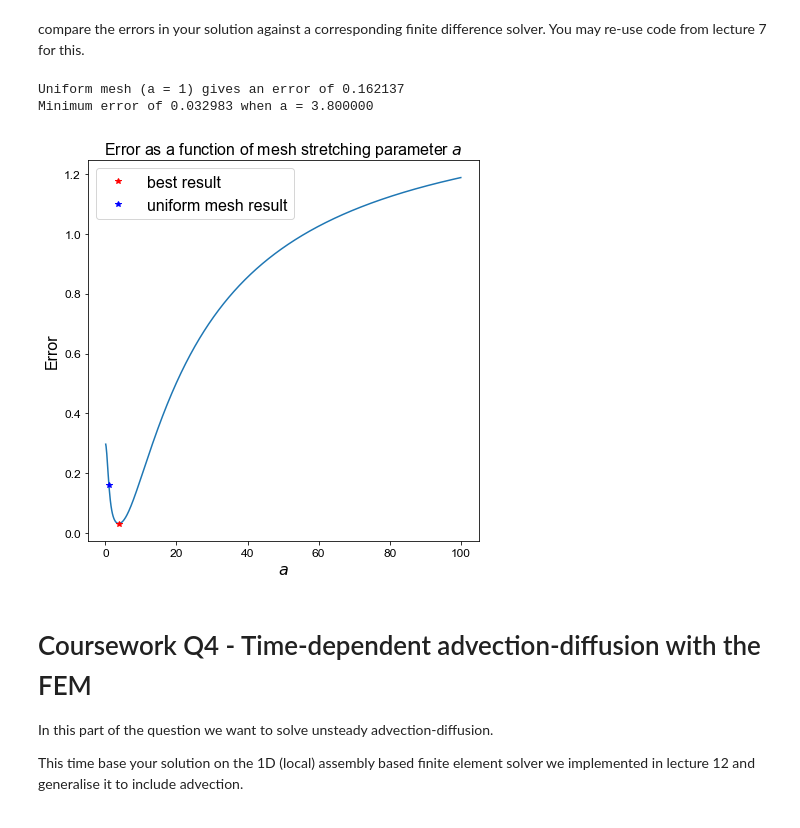
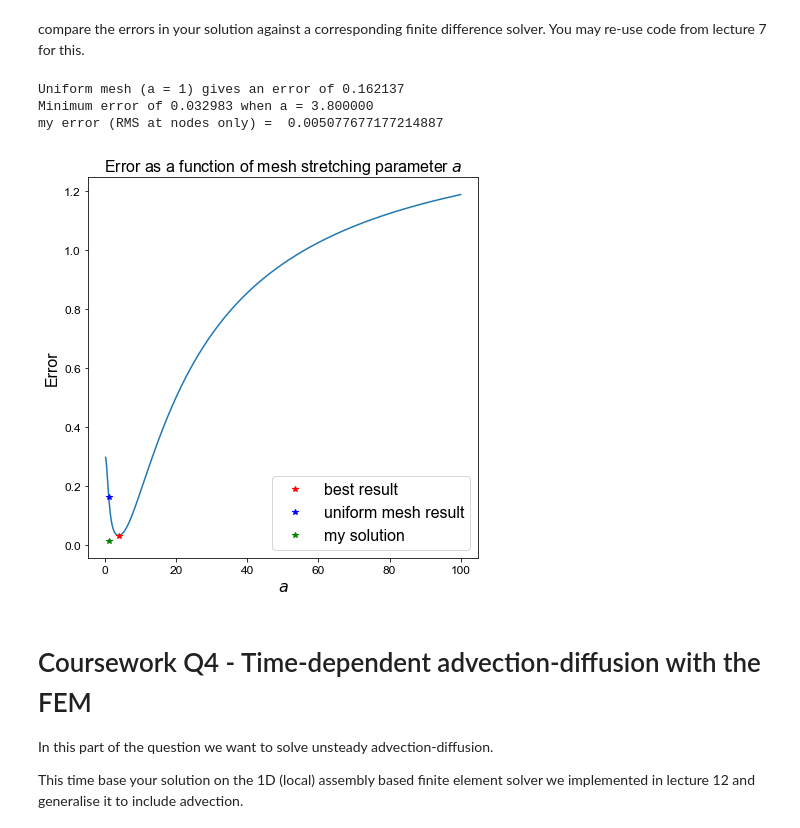
Before and after one commit to yxyyxy93/127_pythonFEM, a Jupyter notebook: ACSE-3-2019-20-Coursework.ipynb, the cells around one changed output. Saved outputs shown, nothing was run; the diff lists cells and outputs as text; code cells hidden in the pictures.

```diff
--- a/ACSE-3-2019-20-Coursework.ipynb
+++ b/ACSE-3-2019-20-Coursework.ipynb
@@ -671,34 +656,42 @@ def BVP_AD_central_stretch_mesh(L, U, kappa, CE, N, Xfn):
     return x, C
 
 # let's use a relatively small number of grid points
 N = 8
 # mesh stretching values to test
 aa = np.linspace(0.1,100.,1000)
 # define function to generate numerical solution
 Xfn = lambda xi: L * np.arcsinh(np.sinh(a)*xi)/a
 errors = np.zeros_like(aa)
 for i, a in enumerate(aa):
     x, C = BVP_AD_central_stretch_mesh(L, U, kappa, CE, N, Xfn)
     errors[i] = np.linalg.norm(C - u_exact(x))
 
+my_error = sl.norm(u - u_exact(x_nodes[1:-1]) )
+
 a = 1.
 x, C = BVP_AD_central_stretch_mesh(L, U, kappa, CE, N, Xfn)
 uniform_error = np.linalg.norm(C - CE * (np.exp(Pe * x / L) - 1) / (np.exp(Pe) - 1))
 print('Uniform mesh (a = 1) gives an error of {0:.6f}'.format(uniform_error))
 besti = np.argmin(errors)
 print('Minimum error of {0:.6f} when a = {1:.6f}'.format(errors[besti], aa[besti]))
 fig, ax1 = plt.subplots(1, 1, figsize=(7, 7))
 ax1.plot(aa,errors)
 ax1.set_xlabel('$a$', fontsize=16)
 ax1.set_ylabel('Error', fontsize=16)
 ax1.set_title('Error as a function of mesh stretching parameter $a$', fontsize=16);
 ax1.plot([aa[besti]], [errors[besti]], 'r*', label='best result')
 ax1.plot([1.0], [uniform_error], 'b*', label='uniform mesh result')
+ax1.plot([1.0], [my_error], 'g*', label='my solution')
 ax1.legend(loc='best',fontsize=16);
+
+print('my error (RMS at nodes only) = ',
+      sl.norm(u - u_exact(x_nodes[1:-1]) )
+      /np.sqrt(len(u)) )
 # %% [output]
 Uniform mesh (a = 1) gives an error of 0.162137
 Minimum error of 0.032983 when a = 3.800000
+my error (RMS at nodes only) =  0.005077677177214887
-[figure, old version]
+[figure, new version]
 # %% [markdown]
 # Coursework Q4 - Time-dependent advection-diffusion with the FEM
 
```
Also changed, not shown: parts of 14 cells of this notebook.
